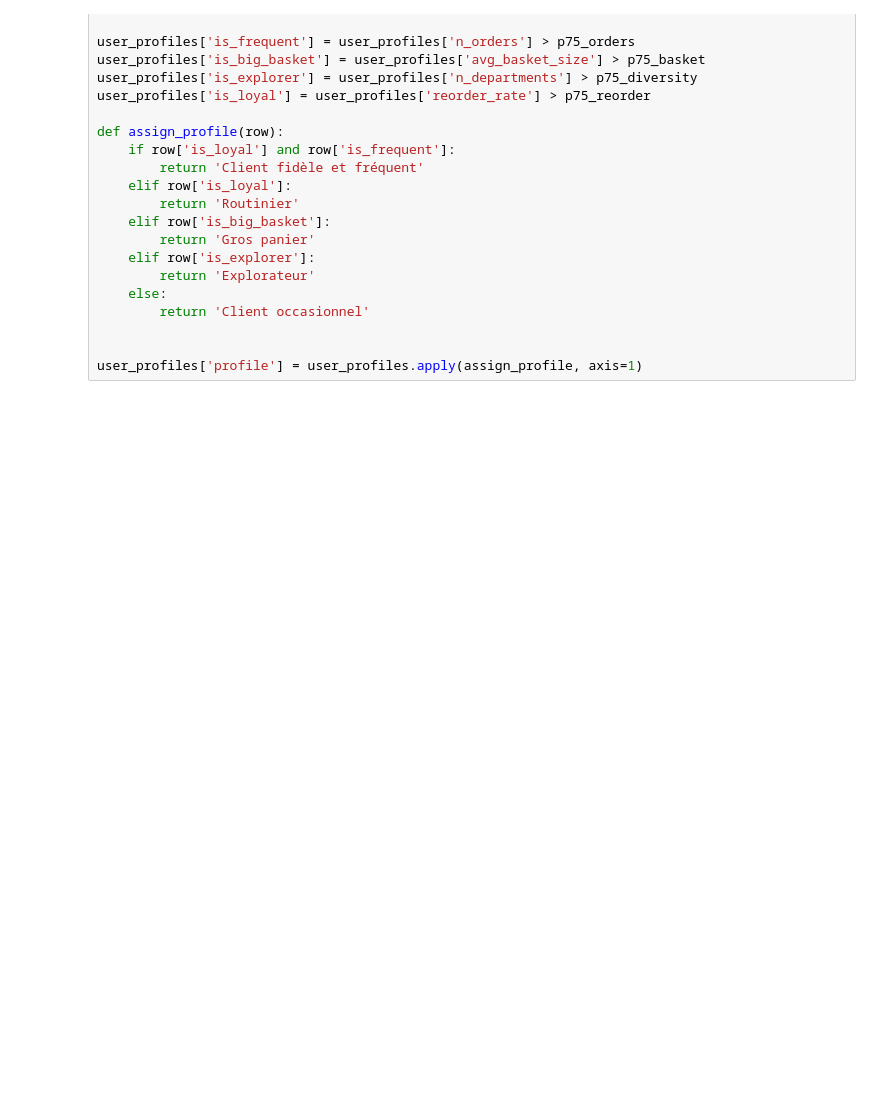
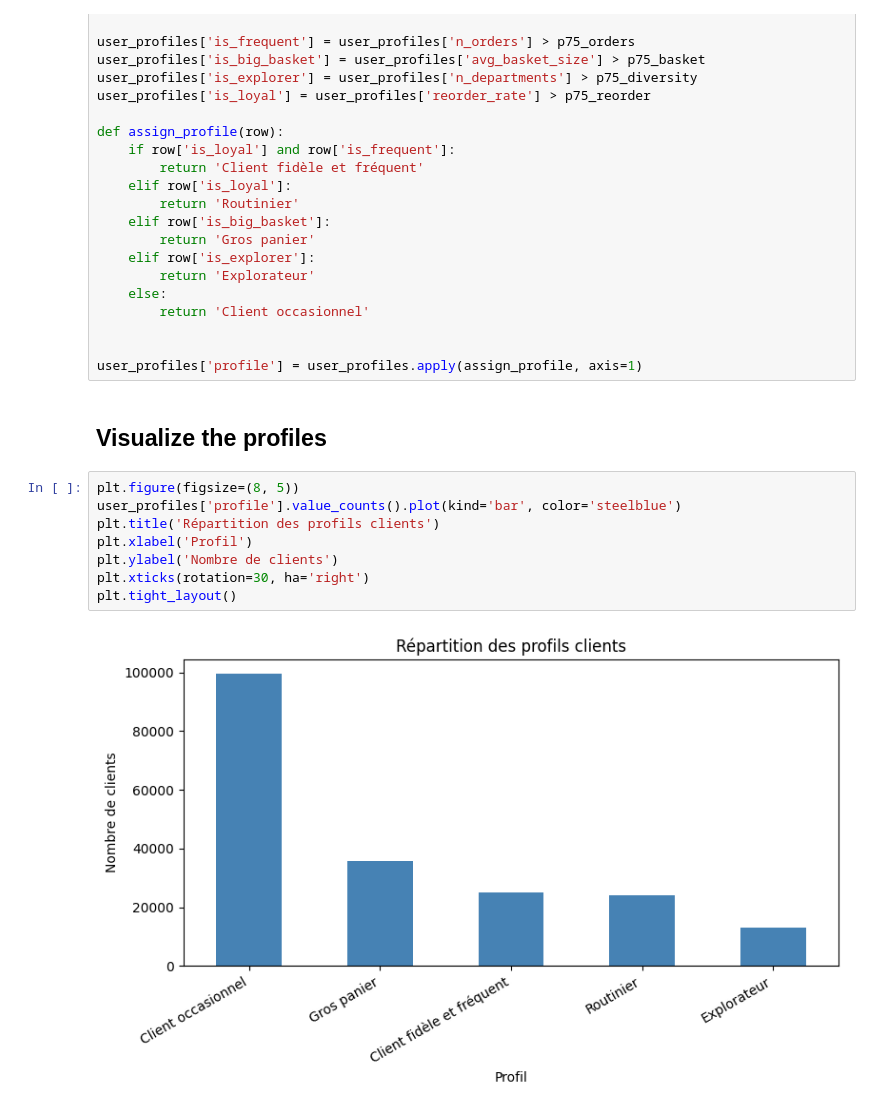
Before and after one commit to PornraksaSuksawaeng/nextbuy-data-analysis, a Jupyter notebook: notebooks/04_bonus2.ipynb, the cells around one changed output. Saved outputs shown, nothing was run; the diff lists cells and outputs as text; blank space fills up the shorter version.

Commit message:
feat(bonus2): add a barplot to visualize the distribution of customer profile

```diff
--- a/notebooks/04_bonus2.ipynb
+++ b/notebooks/04_bonus2.ipynb
@@ -71,3 +71,15 @@ def assign_profile(row):
 
 
 user_profiles['profile'] = user_profiles.apply(assign_profile, axis=1)
+# %% [markdown]
+## Visualize the profiles
+# %%
+plt.figure(figsize=(8, 5))
+user_profiles['profile'].value_counts().plot(kind='bar', color='steelblue')
+plt.title('Répartition des profils clients')
+plt.xlabel('Profil')
+plt.ylabel('Nombre de clients')
+plt.xticks(rotation=30, ha='right')
+plt.tight_layout()
+# %% [output]
+[figure, added]
```
